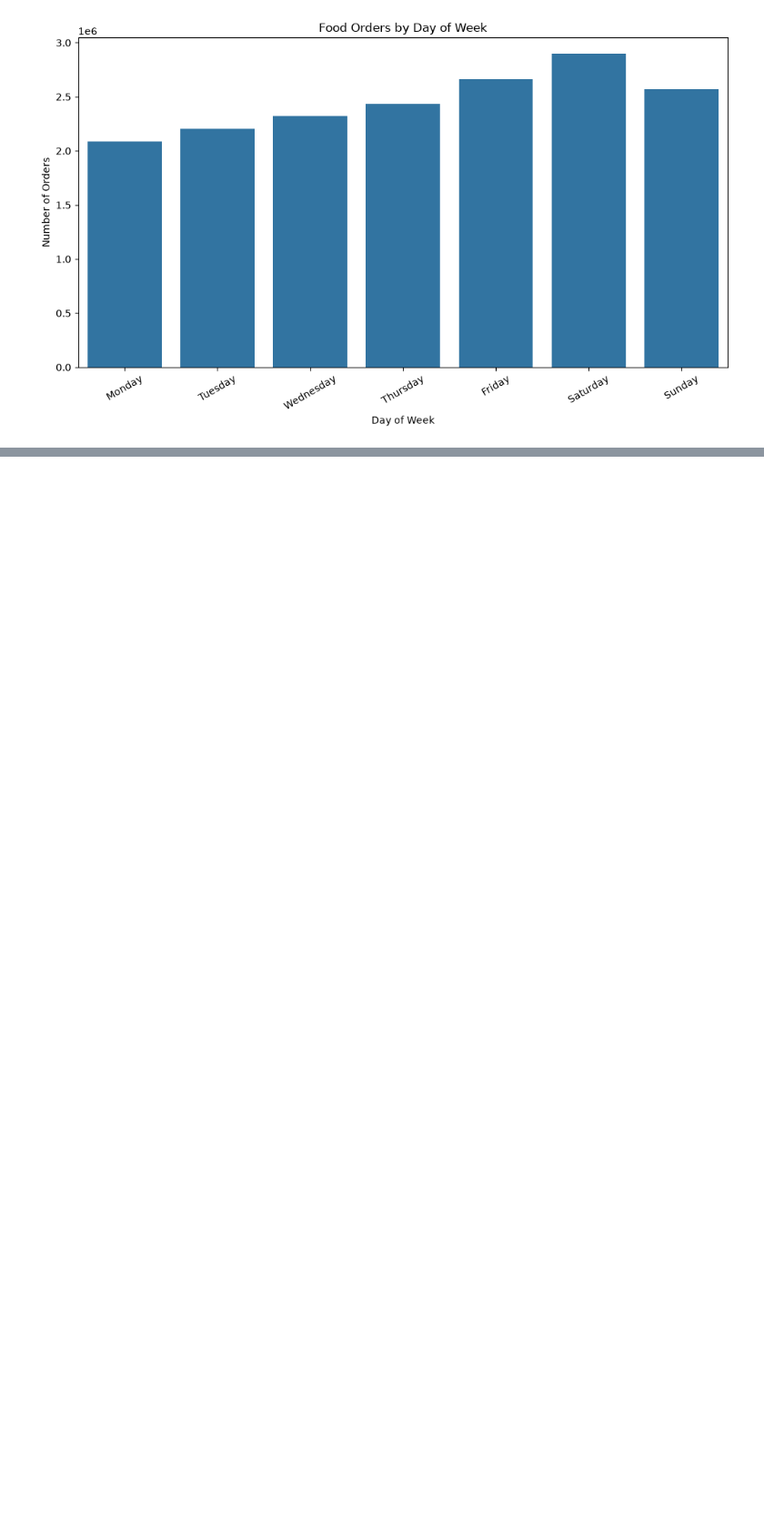
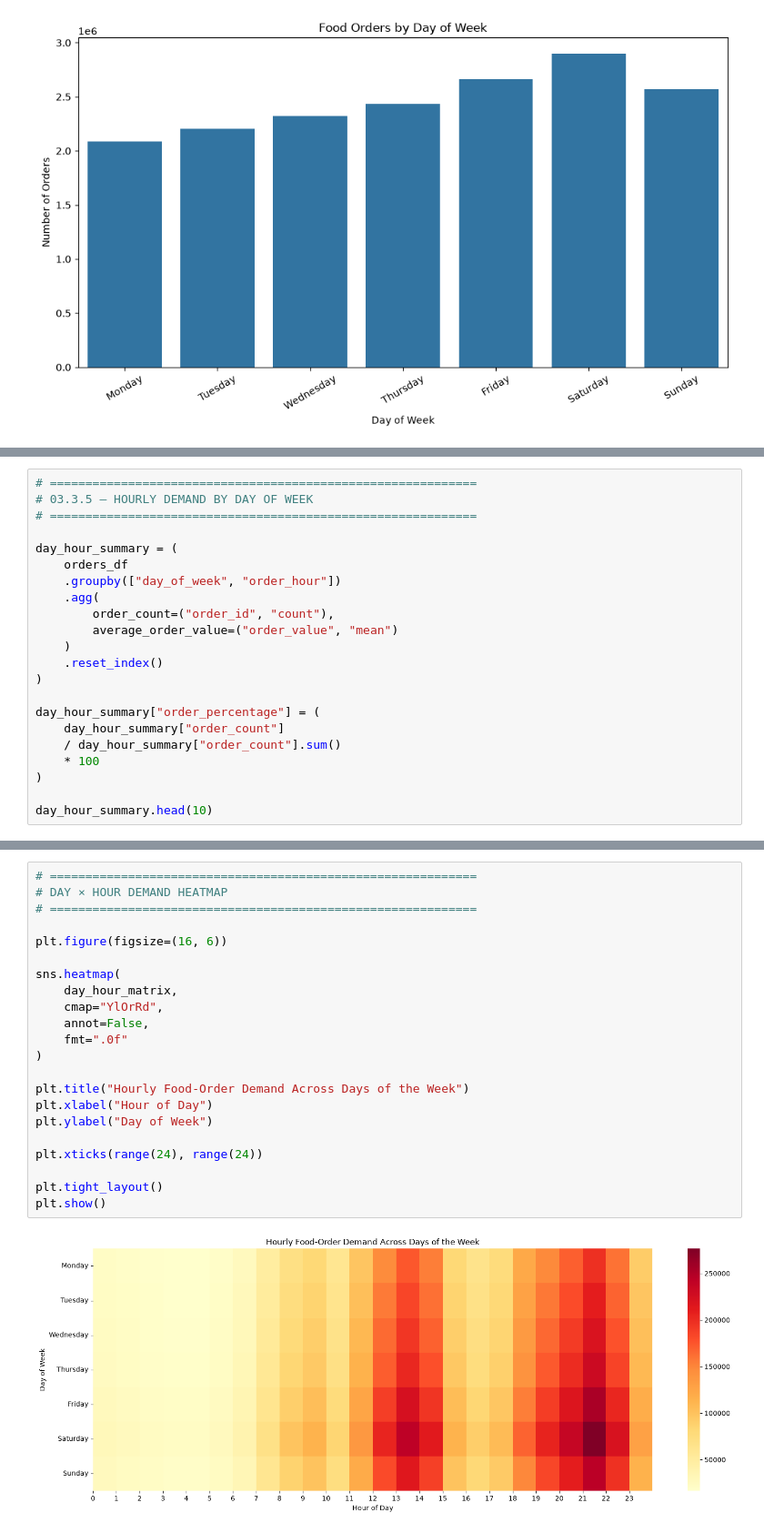
Before and after one commit to Venkatpotla33/AI-Enhanced-Hyperlocal-Food-Demand-Forecasting, a Jupyter notebook: notebooks/03_exploratory_data_analysis.ipynb, the cells around one changed output, grey strips where cells are left out. Shown at 91% size. Cells and saved outputs as stored; diff of their text form; blank space fills up the shorter version.

```diff
--- a/notebooks/03_exploratory_data_analysis.ipynb
+++ b/notebooks/03_exploratory_data_analysis.ipynb
@@ -1407,0 +1423,22 @@ plt.show()
+# %%
+# ============================================================
+# 03.3.5 — HOURLY DEMAND BY DAY OF WEEK
+# ============================================================
+
+day_hour_summary = (
+    orders_df
+    .groupby(["day_of_week", "order_hour"])
+    .agg(
+        order_count=("order_id", "count"),
+        average_order_value=("order_value", "mean")
+    )
+    .reset_index()
+)
+
+day_hour_summary["order_percentage"] = (
+    day_hour_summary["order_count"]
+    / day_hour_summary["order_count"].sum()
+    * 100
+)
+
+day_hour_summary.head(10)
@@ -1407,0 +1493,24 @@ plt.show()
+# %%
+# ============================================================
+# DAY × HOUR DEMAND HEATMAP
+# ============================================================
+
+plt.figure(figsize=(16, 6))
+
+sns.heatmap(
+    day_hour_matrix,
+    cmap="YlOrRd",
+    annot=False,
+    fmt=".0f"
+)
+
+plt.title("Hourly Food-Order Demand Across Days of the Week")
+plt.xlabel("Hour of Day")
+plt.ylabel("Day of Week")
+
+plt.xticks(range(24), range(24))
+
+plt.tight_layout()
+plt.show()
+# %% [output]
+[figure, added]
```
Also changed, not shown: parts of 78 cells of this notebook.
